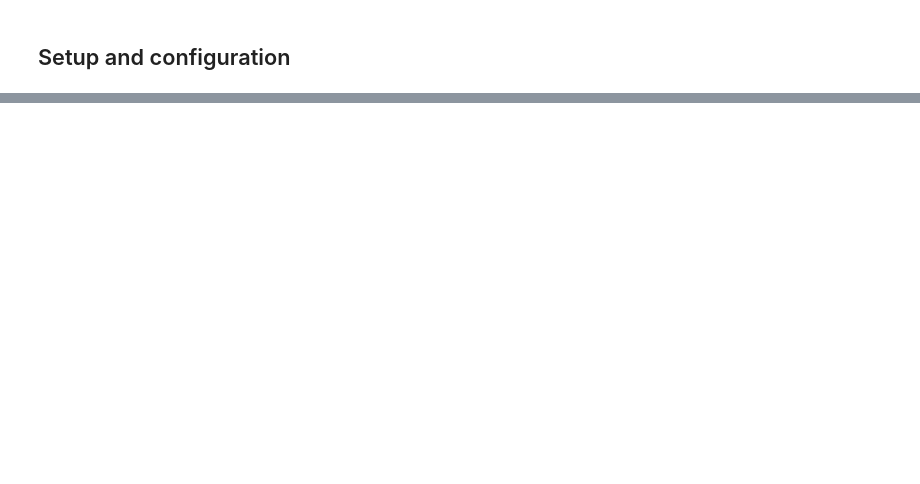
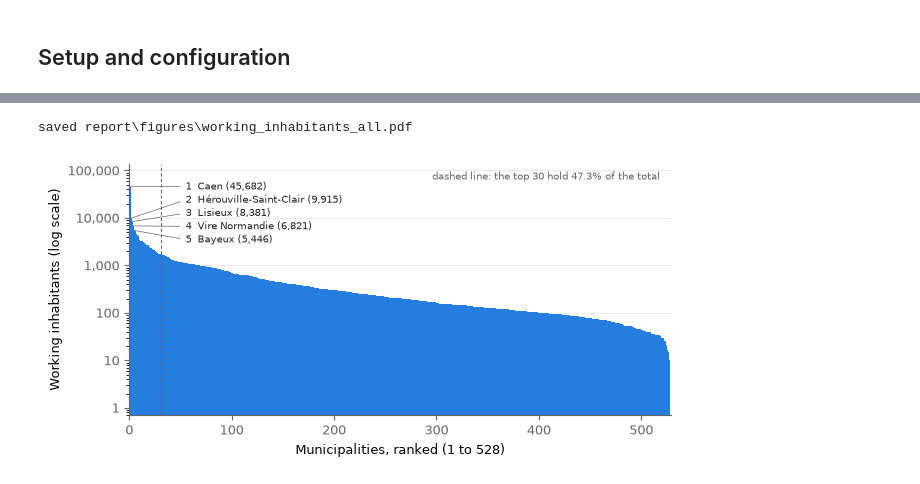
Before and after one commit to ek-popkova/uge-large-scale-models, a Jupyter notebook: notebooks/ex13_territorial_analysis_II.ipynb, the cells around one changed output, grey strips where cells are left out. Drawn from its saved outputs; the diff is of its cells as text; code cells hidden in the pictures; blank space fills up the shorter version.

```diff
--- a/notebooks/ex13_territorial_analysis_II.ipynb
+++ b/notebooks/ex13_territorial_analysis_II.ipynb
@@ -110,0 +309,6 @@ TODO: note every problem and how it was solved (partial points are given for doc
+# %%
+plot_all(df_population, "working_inhabitants", BLUE, "Working inhabitants (log scale)",
+         "working_inhabitants_all", share_top_working)
+# %% [output]
+saved report\figures\working_inhabitants_all.pdf
+[figure, added]
```
Also changed, not shown: parts of 33 cells of this notebook, 17 other files.
